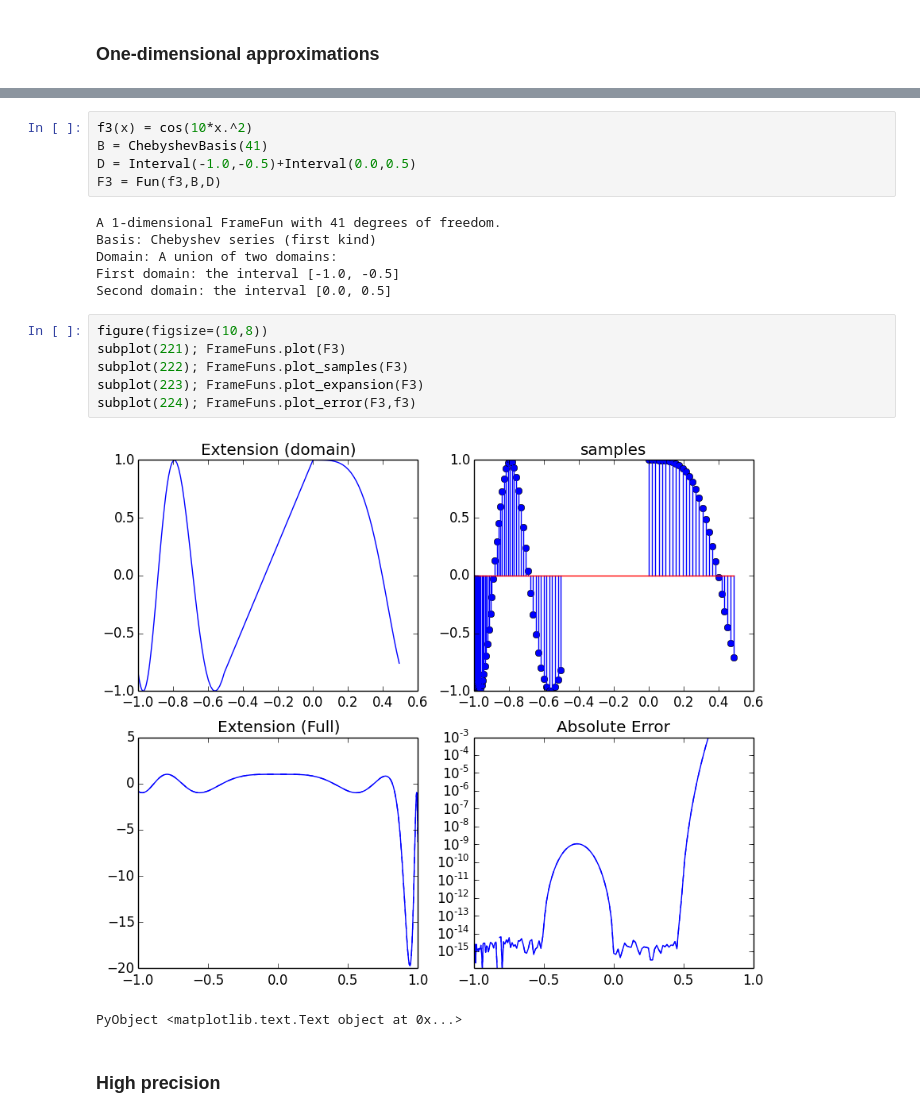
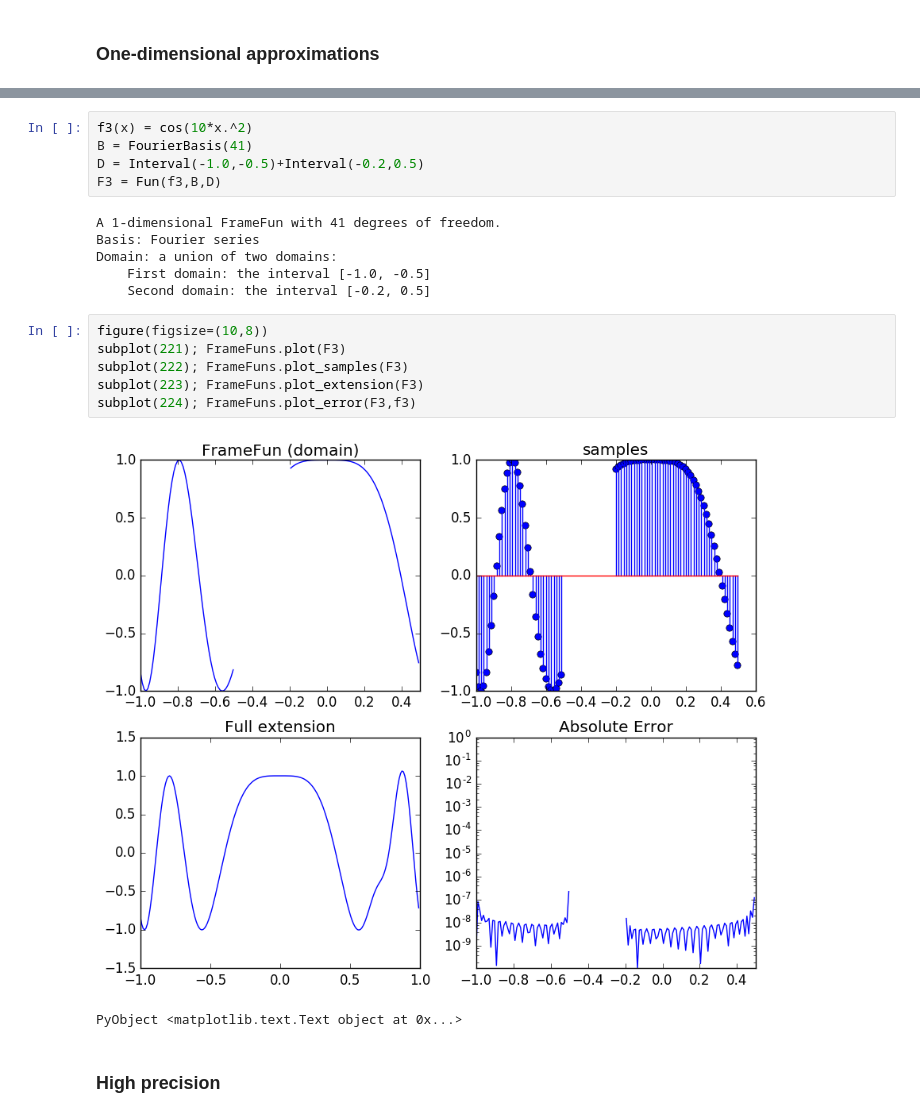
Before and after one commit to JuliaApproximation/FrameFun.jl, a Jupyter notebook: examples/FrameFunDemo.ipynb, the cells around one changed output, grey strips where cells are left out. Drawn from its saved outputs; the diff is of its cells as text.

```diff
--- a/examples/FrameFunDemo.ipynb
+++ b/examples/FrameFunDemo.ipynb
@@ -71,22 +56,22 @@ cos(8)
 # %%
 f3(x) = cos(10*x.^2)
-B = ChebyshevBasis(41)
-D = Interval(-1.0,-0.5)+Interval(0.0,0.5)
+B = FourierBasis(41)
+D = Interval(-1.0,-0.5)+Interval(-0.2,0.5)
 F3 = Fun(f3,B,D)
 # %% [output]
 A 1-dimensional FrameFun with 41 degrees of freedom.
-Basis: Chebyshev series (first kind)
-Domain: A union of two domains:
-First domain: the interval [-1.0, -0.5]
-Second domain: the interval [0.0, 0.5]
+Basis: Fourier series
+Domain: a union of two domains:
+    First domain: the interval [-1.0, -0.5]
+    Second domain: the interval [-0.2, 0.5]
 # %%
 figure(figsize=(10,8))
 subplot(221); FrameFuns.plot(F3)
 subplot(222); FrameFuns.plot_samples(F3)
-subplot(223); FrameFuns.plot_expansion(F3)
+subplot(223); FrameFuns.plot_extension(F3)
 subplot(224); FrameFuns.plot_error(F3,f3)
 # %% [output]
-[figure, old version]
+[figure, new version]
 PyObject <matplotlib.text.Text object at 0x...>
 # %% [markdown]
 ### High precision
```
Also changed, not shown: parts of 35 cells of this notebook.
